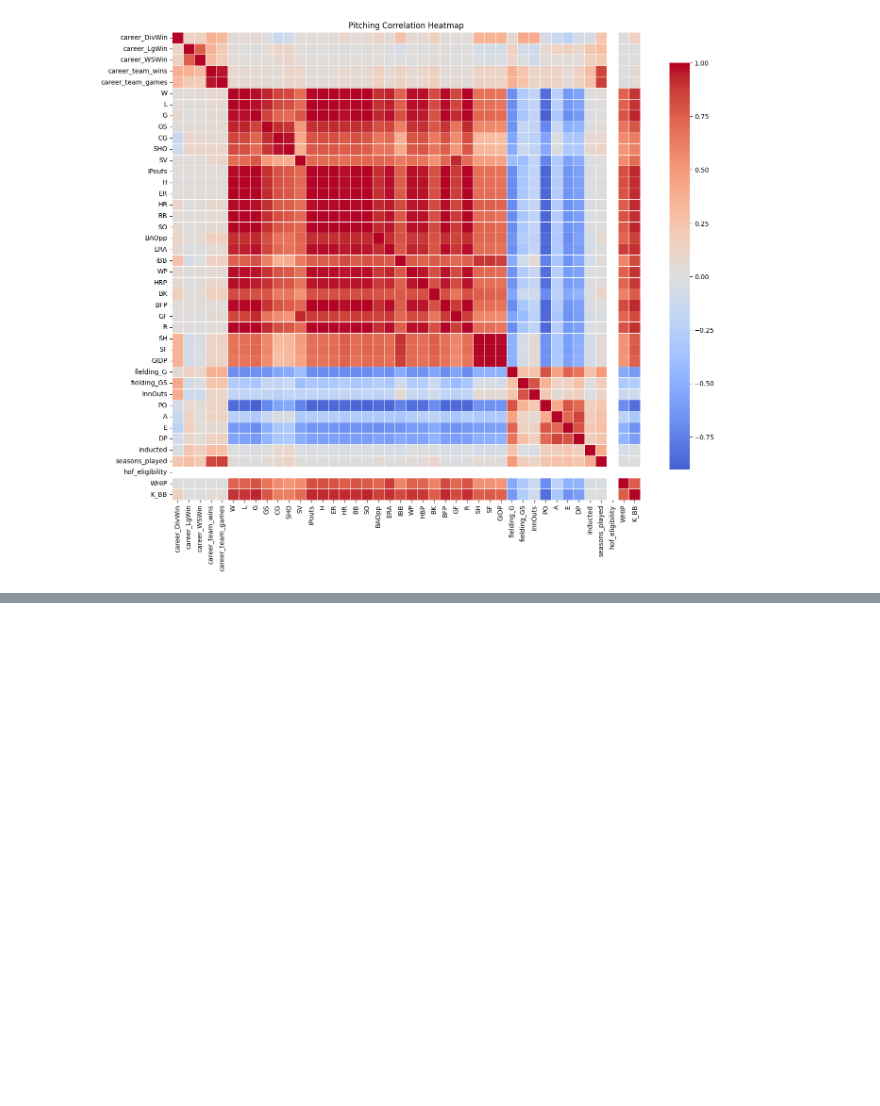
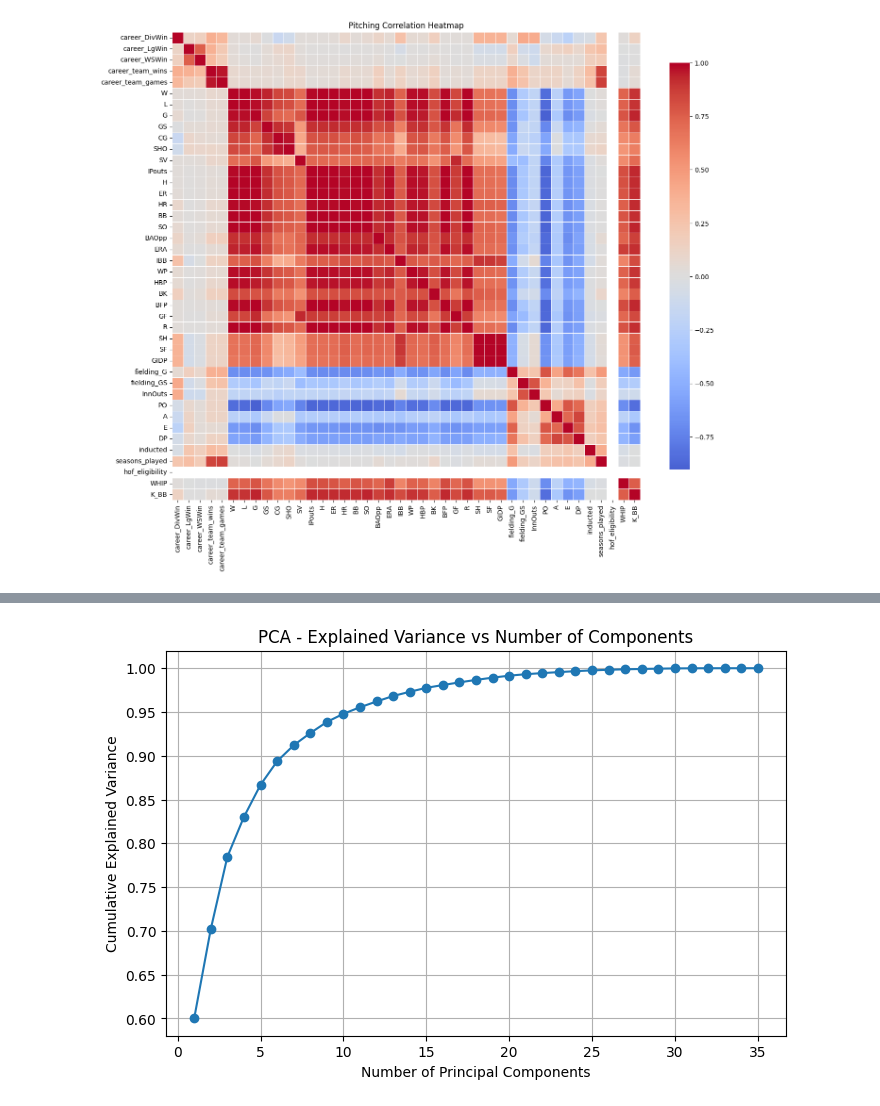
Before and after one commit to INFO-523-SU25/final-project-cortopassi-harville-pelley, a Jupyter notebook: notebooks/hall_of_fame.ipynb, the cells around one changed output, grey strips where cells are left out. Drawn from its saved outputs; the diff is of its cells as text; code cells hidden in the pictures; blank space fills up the shorter version.

```diff
--- a/notebooks/hall_of_fame.ipynb
+++ b/notebooks/hall_of_fame.ipynb
@@ -663,19 +691,46 @@ dtype: float64
 # %%
 # batting
-X = batting_hof_elig_transformed.drop(columns=['inducted','hof_eligibility','playerID','nameFirst','nameLast'])
+# X = batting_hof_elig_transformed.drop(columns=['inducted','hof_eligibility','playerID','nameFirst','nameLast','fielding_G','fielding_GS','career_DivWin','SF','GIDP','InnOuts','CS'])
+# X = batting_hof_elig_transformed.drop(columns=['inducted','hof_eligibility','playerID','nameFirst','nameLast'])
 y = batting_hof_elig_transformed['inducted']
 
 # split: 80% train, 20% test
 X_train, X_test, y_train, y_test = train_test_split(X, y, test_size=0.2, random_state=42)
 
-# scaler = StandardScaler()
-# X_train_scaled = scaler.fit_transform(X_train)
-# X_test_scaled = scaler.transform(X_test)
-
 smote = SMOTE(random_state=42)
 X_res, y_res = smote.fit_resample(X_train, y_train)
 
-pca = PCA(n_components= 4)
+# Select numeric columns for PCA (exclude playerID, names, etc.)
+exclude_cols = ['playerID', 'nameFirst', 'nameLast', 'inducted', 'hof_eligibility']
+numeric_cols = [col for col in batting_hof_elig_transformed.columns if col not in exclude_cols]
+
+X = batting_hof_elig_transformed[numeric_cols]
+
+# Standardize features
+scaler = StandardScaler()
+X_scaled = scaler.fit_transform(X)
+
+# Run PCA without limiting components first
+pca = PCA()
+pca.fit(X_scaled)
+
+# Calculate cumulative explained variance ratio
+cumulative_variance = np.cumsum(pca.explained_variance_ratio_)
+
+# Plot explained variance to find the "elbow"
+plt.figure(figsize=(8,5))
+plt.plot(range(1, len(cumulative_variance)+1), cumulative_variance, marker='o')
+plt.xlabel('Number of Principal Components')
+plt.ylabel('Cumulative Explained Variance')
+plt.title('PCA - Explained Variance vs Number of Components')
+plt.grid(True)
+plt.show()
+
+# Find number of components to explain 90% variance
+num_components_90 = np.argmax(cumulative_variance >= 0.90) + 1
+print(f'Number of components to explain 90% variance: {num_components_90}')
+
+pca = PCA(n_components= 7)
 X_train_pca = pca.fit_transform(X_res)
 X_test_pca = pca.transform(X_test)
 
@@ -702,71 +757,31 @@ def plot_confusion_matrix(y_true, y_pred, title):
     plt.figure(figsize=(6,4))
     sns.heatmap(cm, annot=True, fmt="d", cmap="Blues")
     plt.title(f"{title} - Confusion Matrix")
     plt.xlabel("Predicted")
     plt.ylabel("Actual")
     plt.show()
 
 # Random Forest
 plot_confusion_matrix(y_test, rf_preds, "Random Forest")
 
 # XGBoost
 xgb_model = XGBClassifier(
     n_estimators=200,
     learning_rate=0.1,
     max_depth=5,
     subsample=0.8,
     colsample_bytree=0.8,
     random_state=42,
     eval_metric="logloss"
 )
 xgb_model.fit(X_train_pca, y_res)
 
 # Predictions
 xgb_preds = xgb_model.predict(X_test_pca)
 
 # Evaluation
 print("XGBoost Results:")
 print("Accuracy:", accuracy_score(y_test, xgb_preds))
 print(classification_report(y_test, xgb_preds))
-
-# print(X_train_pca.shape, y_test.shape)                # Should have same first dimension
-# print(X.index.equals(y.index))         # Should be True
-# print(X.isna().sum())                  # Missing values in predictors
-# print(y.isna().sum())
-
-# X_train_sm = sm.add_constant(X_train_pca)
-
-# # fit OLS regression model
-# ols_model = sm.OLS(y_train, X_train_sm).fit()
-
-# # show model summary
-# model_summary = ols_model.summary()
-# print(model_summary)
-
-# X_test_with_const = sm.add_constant(X_test_pca)
-# predictions = ols_model.predict(X_test_with_const)
-# residuals = y_test - predictions
-
-# sns.residplot(x = predictions, y = residuals)
-# plt.xlabel('Predicted Values')
-# plt.ylabel('Residuals')
-# plt.title('Residual Plot')
-# plt.show()
-
-# fitted_vals = ols_model.fittedvalues
-# residuals = ols_model.resid
-
-# # residuals vs fitted plot
-# plt.figure(figsize=(8,5))
-# plt.scatter(fitted_vals, residuals, alpha=0.7)
-# plt.axhline(0, color='red', linestyle='--')
-# plt.xlabel('Fitted values')
-# plt.ylabel('Residuals')
-# plt.title('Residuals vs Fitted Values')
-# plt.show()
-
-# # Q-Q plot of residuals
-# sm.qqplot(residuals, line='45')
-# plt.title('Q-Q Plot of Residuals')
-# plt.show()
 # %% [output]
+[figure, new version]
```
Also changed, not shown: parts of 6 cells of this notebook.
